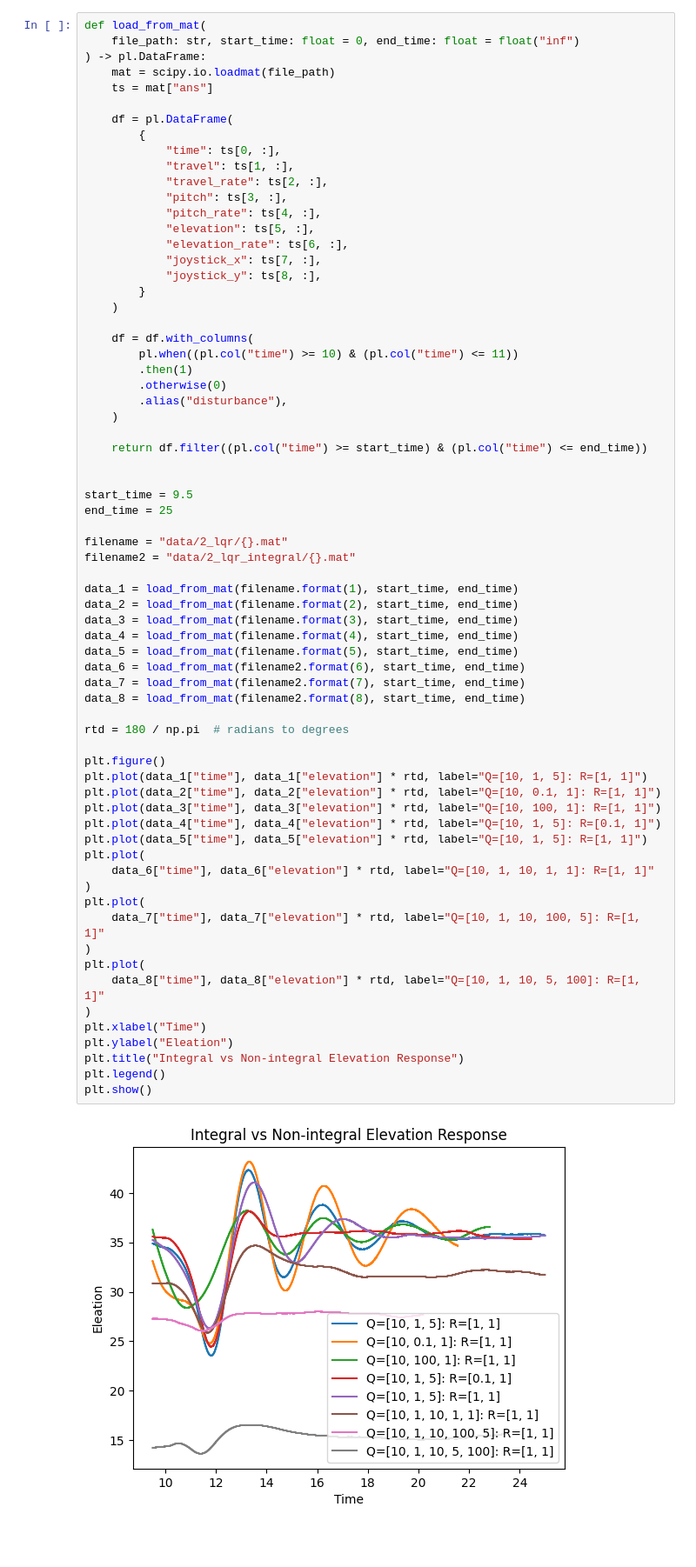
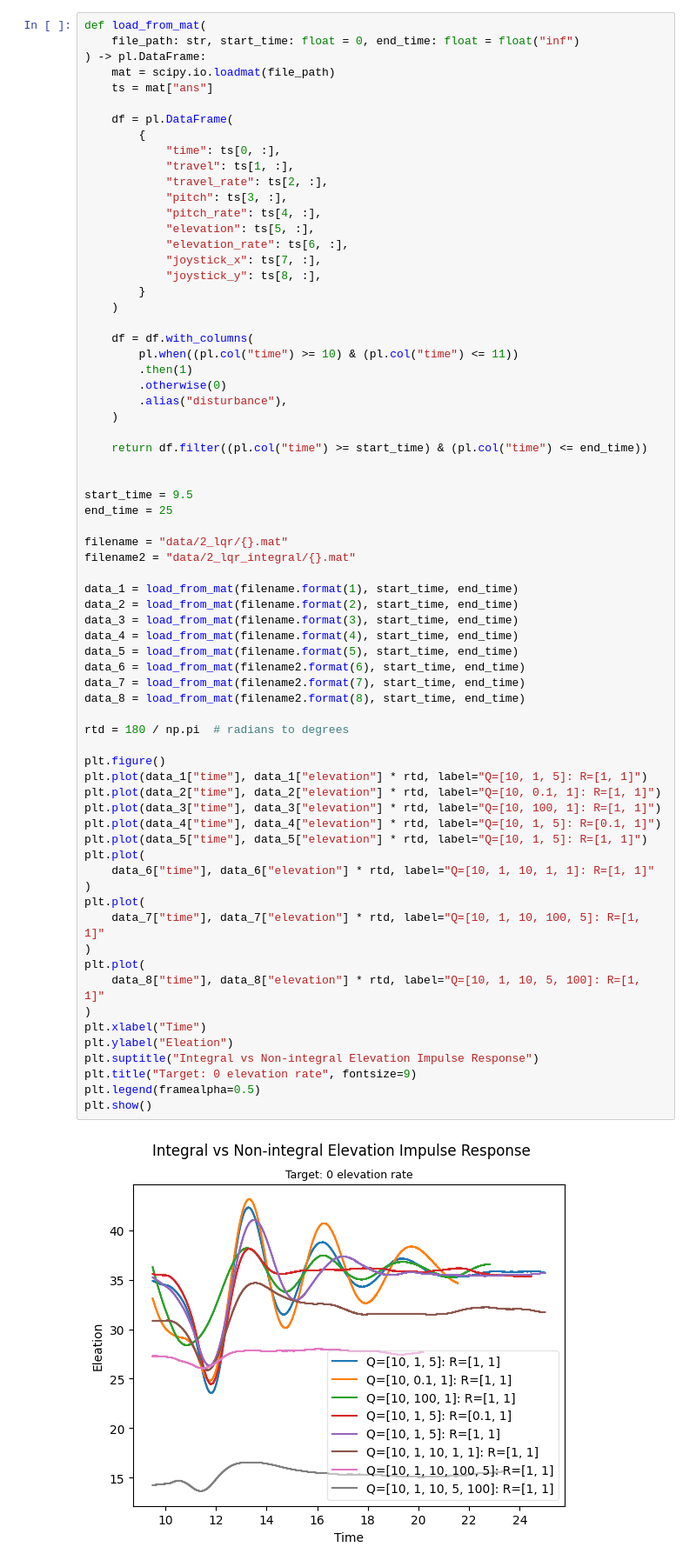
Before and after one commit to EndreAa/linsys, a Jupyter notebook: 2.ipynb, the cells around one changed output. Shown: that part at 87% size. Cells and saved outputs as stored; diff of their text form; blank space fills up the shorter version.

Commit message:
GIGA charts

```diff
--- a/2.ipynb
+++ b/2.ipynb
@@ -205,33 +205,34 @@ filename2 = "data/2_lqr_integral/{}.mat"
 data_1 = load_from_mat(filename.format(1), start_time, end_time)
 data_2 = load_from_mat(filename.format(2), start_time, end_time)
 data_3 = load_from_mat(filename.format(3), start_time, end_time)
 data_4 = load_from_mat(filename.format(4), start_time, end_time)
 data_5 = load_from_mat(filename.format(5), start_time, end_time)
 data_6 = load_from_mat(filename2.format(6), start_time, end_time)
 data_7 = load_from_mat(filename2.format(7), start_time, end_time)
 data_8 = load_from_mat(filename2.format(8), start_time, end_time)
 
 rtd = 180 / np.pi  # radians to degrees
 
 plt.figure()
 plt.plot(data_1["time"], data_1["elevation"] * rtd, label="Q=[10, 1, 5]: R=[1, 1]")
 plt.plot(data_2["time"], data_2["elevation"] * rtd, label="Q=[10, 0.1, 1]: R=[1, 1]")
 plt.plot(data_3["time"], data_3["elevation"] * rtd, label="Q=[10, 100, 1]: R=[1, 1]")
 plt.plot(data_4["time"], data_4["elevation"] * rtd, label="Q=[10, 1, 5]: R=[0.1, 1]")
 plt.plot(data_5["time"], data_5["elevation"] * rtd, label="Q=[10, 1, 5]: R=[1, 1]")
 plt.plot(
     data_6["time"], data_6["elevation"] * rtd, label="Q=[10, 1, 10, 1, 1]: R=[1, 1]"
 )
 plt.plot(
     data_7["time"], data_7["elevation"] * rtd, label="Q=[10, 1, 10, 100, 5]: R=[1, 1]"
 )
 plt.plot(
     data_8["time"], data_8["elevation"] * rtd, label="Q=[10, 1, 10, 5, 100]: R=[1, 1]"
 )
 plt.xlabel("Time")
 plt.ylabel("Eleation")
-plt.title("Integral vs Non-integral Elevation Response")
-plt.legend()
+plt.suptitle("Integral vs Non-integral Elevation Impulse Response")
+plt.title("Target: 0 elevation rate", fontsize=9)
+plt.legend(framealpha=0.5)
 plt.show()
 # %% [output]
-[figure, old version]
+[figure, new version]
```
Also changed, not shown: 2 other files.
